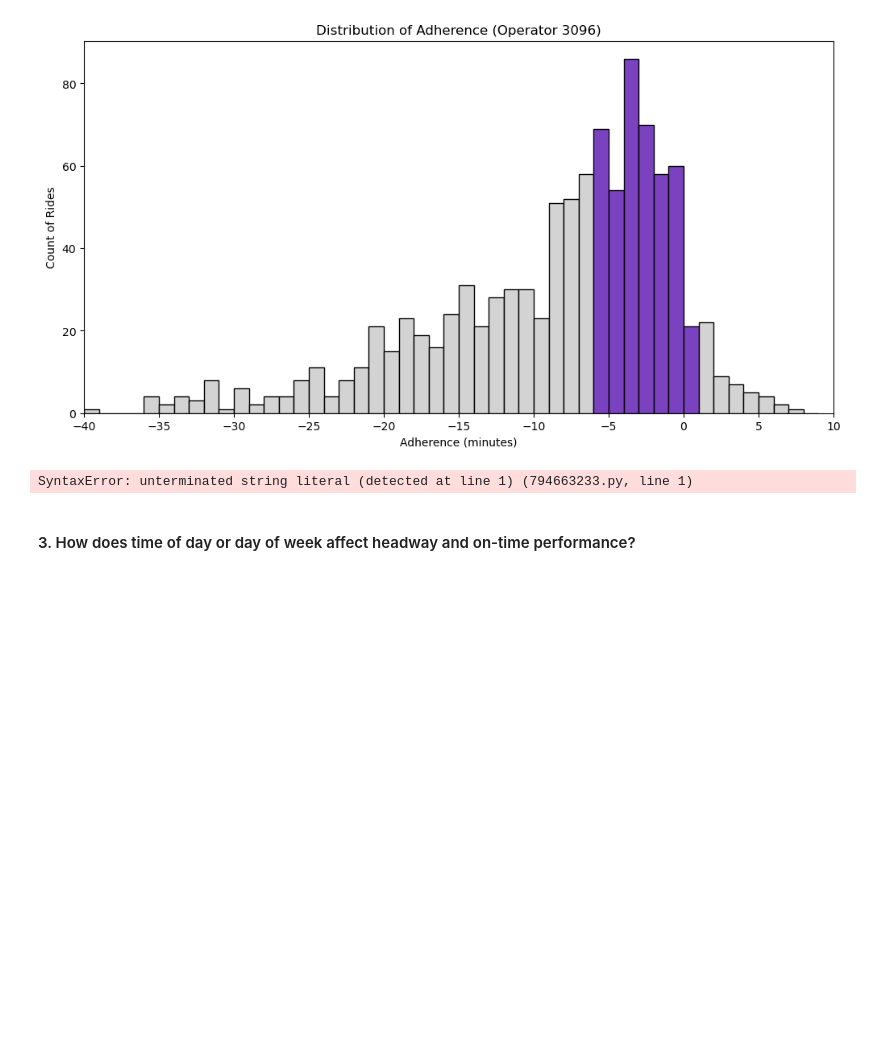
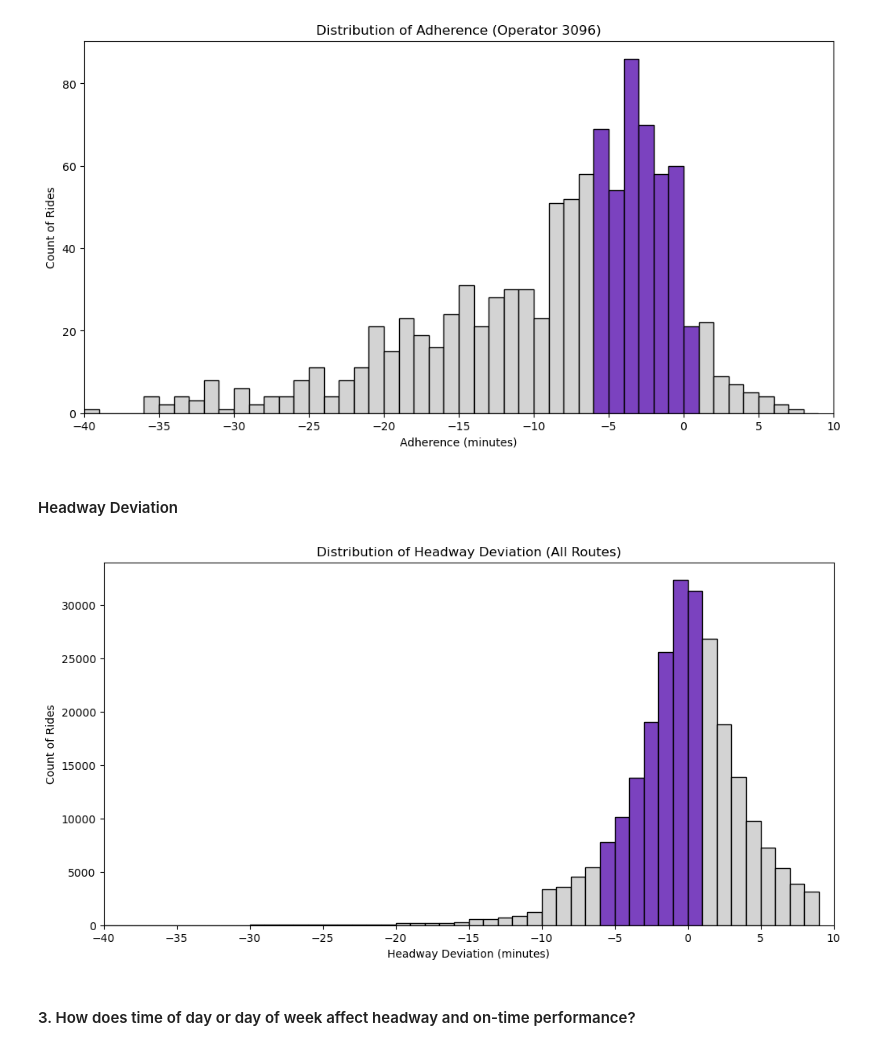
Before and after one commit to NSS-Data-Analytics-Cohort-12/wego-python-da12-javascript-express, a Jupyter notebook: notebooks/wego_ryanhartman.ipynb, the cells around one changed output. Saved outputs shown, nothing was run; the diff lists cells and outputs as text; code cells hidden in the pictures; blank space fills up the shorter version.

```diff
--- a/notebooks/wego_ryanhartman.ipynb
+++ b/notebooks/wego_ryanhartman.ipynb
@@ -253,10 +253,37 @@ op_3096 = wego[wego['OPERATOR'] == 3096]
 plot_distribution(op_3096, 'Operator 3096')
 # %% [output]
 [figure]
-# %%
-weekday = wego[wego['
-# %% [output]
-SyntaxError: unterminated string literal (detected at line 1) (794663233.py, line 1)
+# %% [markdown]
+#### Headway Deviation
+# %%
+def plot_distribution_head(data, title):
+    plt.figure(figsize=(12, 6))
+    time_bins = np.arange(-40, 10, 1)  # Creates bins from -40 to 10 in intervals of 1 min
+    ax = sns.histplot(data=data, x='HDWY_DEV', bins=time_bins, color='gray')
+
+    # Iterate over the bars (patches) to set colors based on the bin edges
+    for patch in ax.patches:
+        bin_start = patch.get_x()
+        bin_end = patch.get_x() + patch.get_width()
+        height = patch.get_height()
+        if bin_end <= -6:
+            patch.set_facecolor('#D3D3D3')  # Color for bins ending before 6 minutes
+        elif bin_start >= 1:
+            patch.set_facecolor('#D3D3D3')   # Color for bins starting after 1 minute
+        else:
+            patch.set_facecolor('#7B42BF')  # Default color for bins in between
+
+    plt.xlim(-40, 10)
+    plt.title(f'Distribution of Headway Deviation ({title})')
+    plt.xlabel('Headway Deviation (minutes)')
+    plt.ylabel('Count of Rides')
+    tick_locations = np.arange(-40, 11, 5)  # Set tick marks every 1 unit from -40 to 10
+    plt.xticks(ticks=tick_locations)
+    plt.show()
+# %%
+plot_distribution_head(wego, 'All Routes')
+# %% [output]
+[figure, added]
 # %% [markdown]
 #### 3. How does time of day or day of week affect headway and on-time performance?
 # %% [markdown]
```
